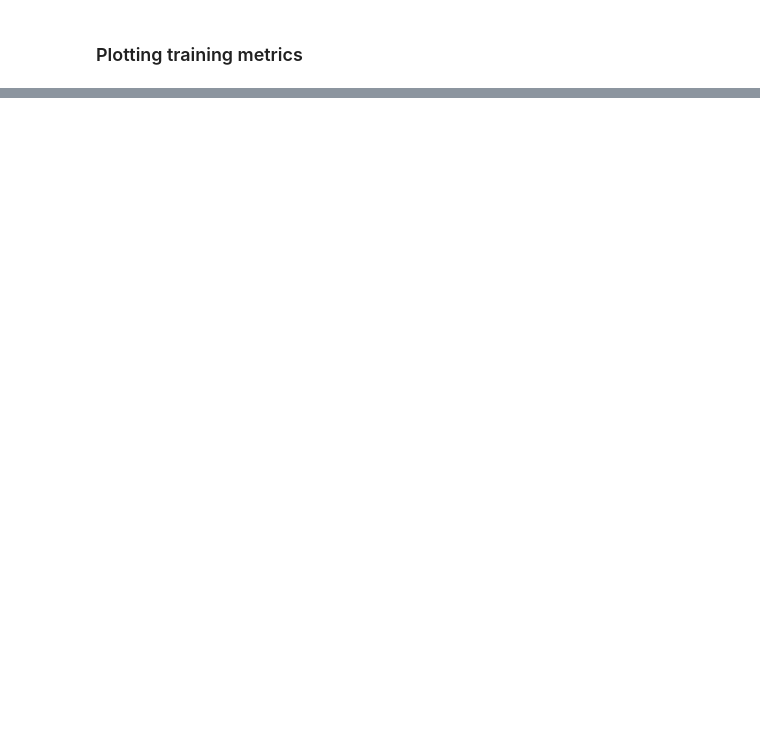
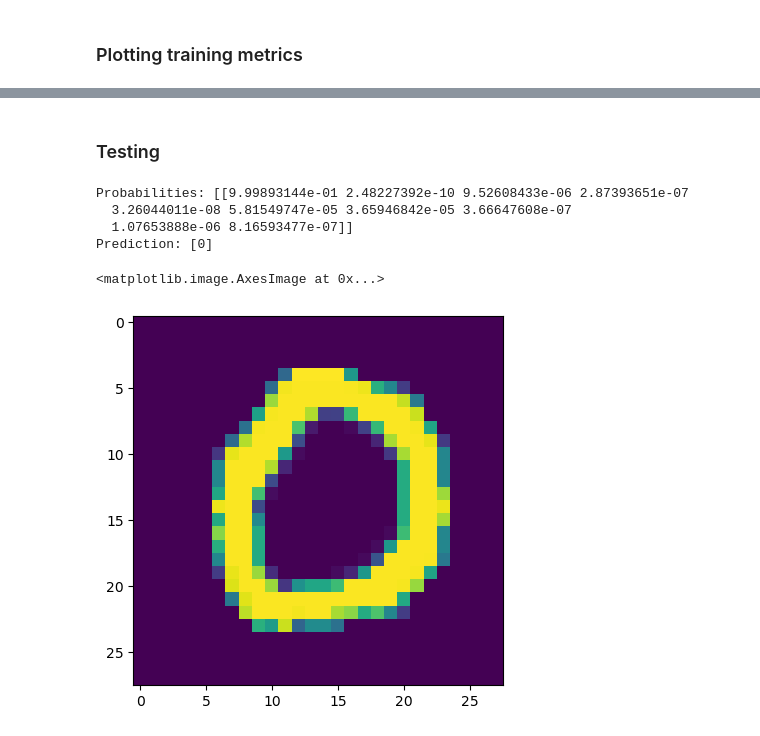
Before and after one commit to randomdrth/MyNeuralNetwork, a Jupyter notebook: exploration.ipynb, the cells around one changed output, grey strips where cells are left out. Drawn from its saved outputs; the diff is of its cells as text; code cells hidden in the pictures; blank space fills up the shorter version.

```diff
--- a/exploration.ipynb
+++ b/exploration.ipynb
@@ -366,0 +371,28 @@ Text(0, 0.5, 'Value')
+# %% [markdown]
+### Testing
+# %%
+import matplotlib.pyplot as mp
+dataTest = test_images
+dataTestLabels = test_labels
+
+# Normalize
+dataTest = (dataTest.astype(np.float32)-127.5)/127.5
+dataTest = dataTest.reshape(10000, 784)
+
+X = dataTest[71]
+y = dataTestLabels[71]
+
+output = myNeuralNet.forward(X)
+print(f"Probabilities: {output}")
+
+prediction = np.argmax(output, axis=1)
+print(f"Prediction: {prediction}")
+
+mp.imshow(X.reshape(28, 28))
+# %% [output]
+Probabilities: [[9.99893144e-01 2.48227392e-10 9.52608433e-06 2.87393651e-07
+  3.26044011e-08 5.81549747e-05 3.65946842e-05 3.66647608e-07
+  1.07653888e-06 8.16593477e-07]]
+Prediction: [0]
+<matplotlib.image.AxesImage at 0x...>
+[figure, added]
```
Also changed, not shown: parts of 15 cells of this notebook, 5 other files.
